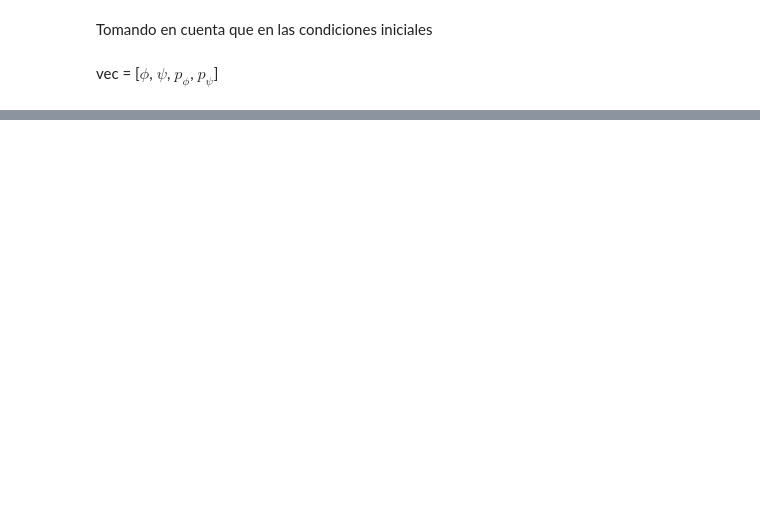
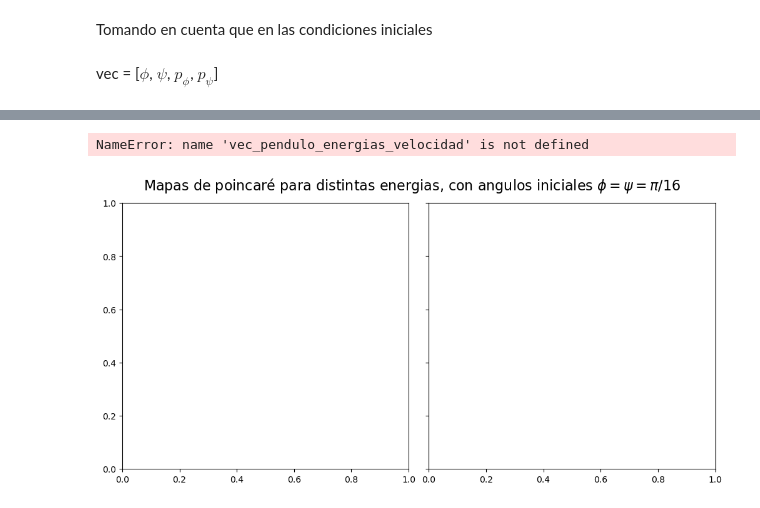
Before and after one commit to liuzhuozhuo/liuzhuozhuo_compu2324, a Jupyter notebook: voluntario2/double_pendulo.ipynb, the cells around one changed output, grey strips where cells are left out. Drawn from its saved outputs; the diff is of its cells as text; code cells hidden in the pictures; blank space fills up the shorter version.

```diff
--- a/voluntario2/double_pendulo.ipynb
+++ b/voluntario2/double_pendulo.ipynb
@@ -89,0 +107,18 @@ plt.savefig(f"latex/plots/poincare_energias.png")
+# %%
+fig, axs = plt.subplots(1, 2, layout='constrained', sharex=True, sharey=True, figsize=(10, 5))
+fig.suptitle(r"Mapas de poincaré para distintas energias, con angulos iniciales $\phi = \psi = \pi /16$ ", fontsize=16)
+for i in range(len(E)):
+    axs[0].plot(vec_pendulo_energias[i][:, 0], vec_pendulo_energias_velocidad[i][:, 2], label=f"E = {E[i]}", lw = 0.5)
+    axs[1].plot(vec_pendulo_energias[i][:, 1], vec_pendulo_energias_velocidad[i][:, 3], lw = 0.4)
+axs[0].set_xlabel(r"$\phi$", fontsize=14)
+axs[0].set_ylabel(r"$\dot{\phi}$", fontsize=14)
+axs[0].legend()
+axs[0].grid()
+axs[1].set_xlabel(r"$\psi$", fontsize=14)
+axs[1].set_ylabel(r"$\dot{\psi}$", fontsize=14)
+axs[1].grid()
+
+plt.savefig(f"latex/plots/poincare_energias_phi_psi.png")
+# %% [output]
+NameError: name 'vec_pendulo_energias_velocidad' is not defined
+[figure, added]
```
Also changed, not shown: parts of 5 cells of this notebook, 8 other files.
